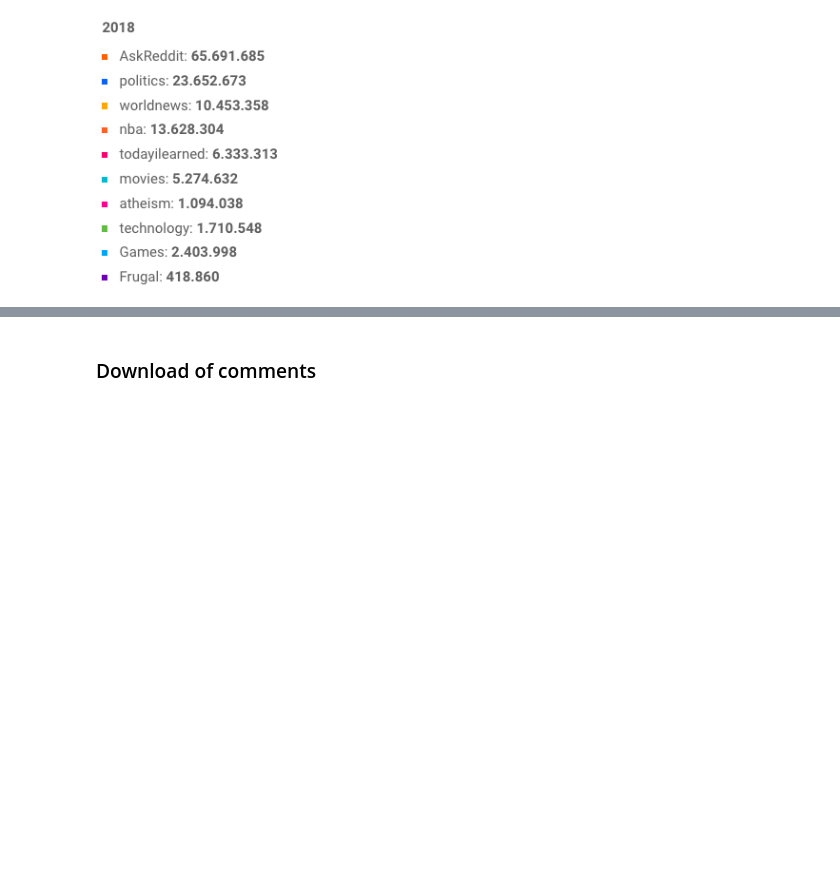
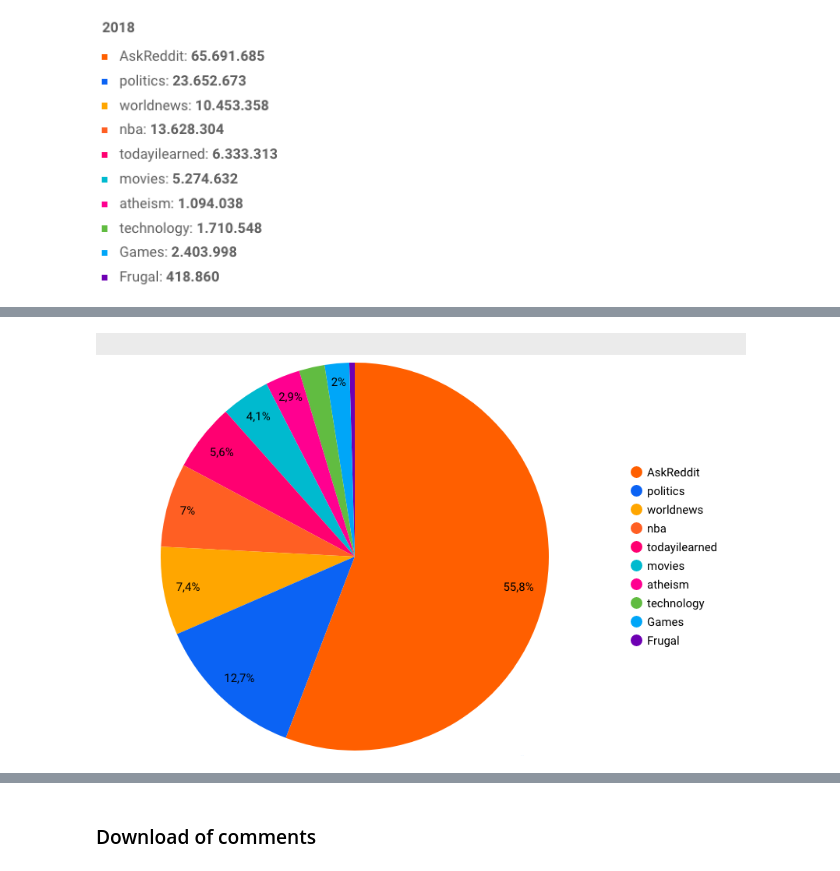
Before and after one commit to galligiuly/TFM-Which-subreddit-best-fits-my-post, a Jupyter notebook: 02_inspection/03_downloading_final_data.ipynb, the cells around one changed output, grey strips where cells are left out. Drawn from its saved outputs; the diff is of its cells as text; code cells hidden in the pictures; blank space fills up the shorter version.

```diff
--- a/02_inspection/03_downloading_final_data.ipynb
+++ b/02_inspection/03_downloading_final_data.ipynb
@@ -103,0 +115,5 @@ Image('Info_final_subreddits_top_10 (1).png', width = 200)
+# %%
+from IPython.display import Image
+Image('not_balaced_fist_subreddit.png', width = 650)
+# %% [output]
+[figure, added]
```
Also changed, not shown: parts of 15 cells of this notebook, 5 other files.
